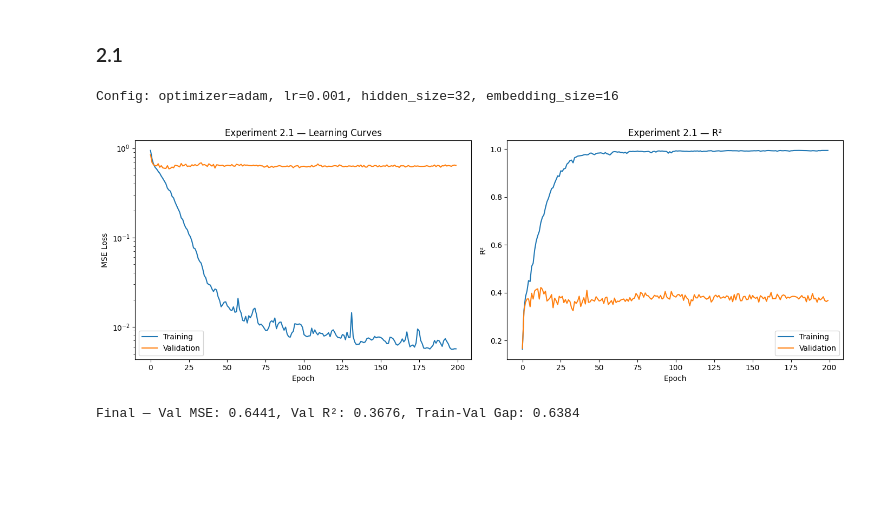
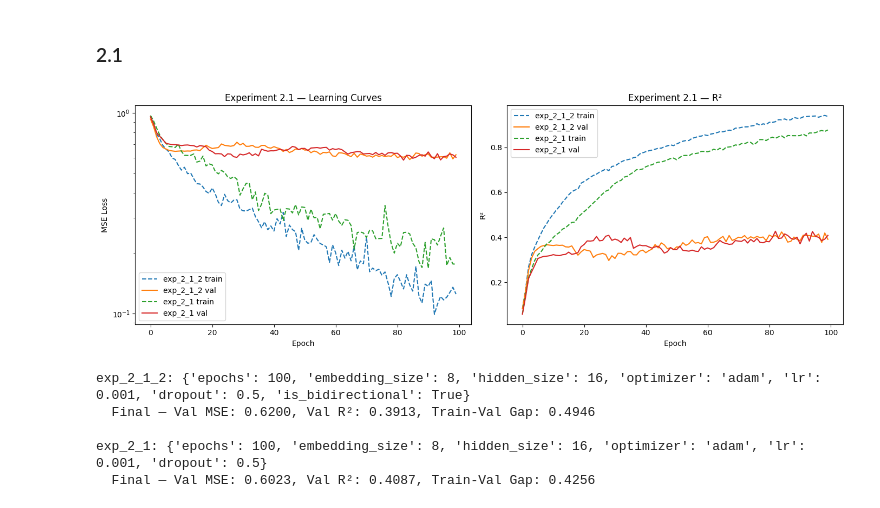
Before and after one commit to trvslhlt/ift_6390_machine_learning, a Jupyter notebook: assignments/assignment_2/analysis.ipynb, the cells around one changed output. Cells and saved outputs as stored; diff of their text form; code cells hidden in the pictures; blank space fills up the shorter version.

Commit message:
try bidirectional lstm

```diff
--- a/assignments/assignment_2/analysis.ipynb
+++ b/assignments/assignment_2/analysis.ipynb
@@ -26,11 +26,8 @@ def _config_key(logs):
 
 def _make_label(hp):
     """Human-readable label from hyperparams."""
-    parts = [hp["activation"]]
-    if hp.get("batch_norm"):
-        parts.append("BN")
-    if hp.get("dropout"):
-        parts.append(f"dropout={hp['dropout']}")
+    parts = [hp.get("activation"), hp.get("batch_norm"), hp.get("dropout")]
+    parts = [p for p in parts if p is not None]
     return ", ".join(parts)
 
 def load_latest_logs(exp_id):
@@ -347,47 +344,55 @@ plt.show()
 # %% [markdown]
 ### 2.1
 # %%
-exp_2_1_data = []
+exp_ids = ["exp_2_1", "exp_2_1_2"]
+runs = {}
 for path in sorted(LOG_DIR.glob("*.json")):
     with open(path) as f:
         data = json.load(f)
-    if data.get("metadata", {}).get("exp_id") == "exp_2_1":
-        exp_2_1_data.append(data)
-
-# Use the most recent run
-logs = exp_2_1_data[-1]
-hp = logs["experiment"]["hyperparams"]
-print(f"Config: optimizer={hp['optimizer']}, lr={hp['lr']}, hidden_size={hp['hidden_size']}, embedding_size={hp['embedding_size']}")
-
-epochs = [e["epoch"] for e in logs["epoch"]]
-train_loss = [e["train_loss"] for e in logs["epoch"]]
-val_loss = [e["val_loss"] for e in logs["epoch"]]
-train_r2 = [e["train_r2"] for e in logs["epoch"]]
-val_r2 = [e["val_r2"] for e in logs["epoch"]]
+    eid = data.get("metadata", {}).get("exp_id")
+    if eid in exp_ids:
+        runs[eid] = data  # keeps the most recent (sorted by filename)
 
 fig, axes = plt.subplots(1, 2, figsize=(14, 5))
 
-axes[0].plot(epochs, train_loss, label="Training")
-axes[0].plot(epochs, val_loss, label="Validation")
+for eid, logs in runs.items():
+    hp = logs["experiment"]["hyperparams"]
+    label = eid
+    epochs = [e["epoch"] for e in logs["epoch"]]
+    train_loss = [e["train_loss"] for e in logs["epoch"]]
+    val_loss = [e["val_loss"] for e in logs["epoch"]]
+    train_r2 = [e["train_r2"] for e in logs["epoch"]]
+    val_r2 = [e["val_r2"] for e in logs["epoch"]]
+
+    axes[0].plot(epochs, train_loss, label=f"{label} train", linestyle="--")
+    axes[0].plot(epochs, val_loss, label=f"{label} val")
+    axes[1].plot(epochs, train_r2, label=f"{label} train", linestyle="--")
+    axes[1].plot(epochs, val_r2, label=f"{label} val")
+
 axes[0].set_xlabel("Epoch")
 axes[0].set_ylabel("MSE Loss")
 axes[0].set_yscale("log")
 axes[0].set_title("Experiment 2.1 — Learning Curves")
 axes[0].legend()
 
-axes[1].plot(epochs, train_r2, label="Training")
-axes[1].plot(epochs, val_r2, label="Validation")
 axes[1].set_xlabel("Epoch")
 axes[1].set_ylabel("R²")
 axes[1].set_title("Experiment 2.1 — R²")
 axes[1].legend()
 
 plt.tight_layout()
 plt.show()
 
-last = logs["epoch"][-1]
-print(f"\nFinal — Val MSE: {last['val_loss']:.4f}, Val R²: {last['val_r2']:.4f}, Train-Val Gap: {last['val_loss'] - last['train_loss']:.4f}")
+for eid, logs in runs.items():
+    hp = logs["experiment"]["hyperparams"]
+    last = logs["epoch"][-1]
+    print(f"{eid}: {hp}")
+    print(f"  Final — Val MSE: {last['val_loss']:.4f}, Val R²: {last['val_r2']:.4f}, Train-Val Gap: {last['val_loss'] - last['train_loss']:.4f}")
+    print()
 # %% [output]
+[figure, new version]
-Config: optimizer=adam, lr=0.001, hidden_size=32, embedding_size=16
+exp_2_1_2: {'epochs': 100, 'embedding_size': 8, 'hidden_size': 16, 'optimizer': 'adam', 'lr': 0.001, 'dropout': 0.5, 'is_bidirectional': True}
+  Final — Val MSE: 0.6200, Val R²: 0.3913, Train-Val Gap: 0.4946
+
+exp_2_1: {'epochs': 100, 'embedding_size': 8, 'hidden_size': 16, 'optimizer': 'adam', 'lr': 0.001, 'dropout': 0.5}
+  Final — Val MSE: 0.6023, Val R²: 0.4087, Train-Val Gap: 0.4256
-[figure, old version]
-Final — Val MSE: 0.6441, Val R²: 0.3676, Train-Val Gap: 0.6384
```
Also changed, not shown: 2 other files.
